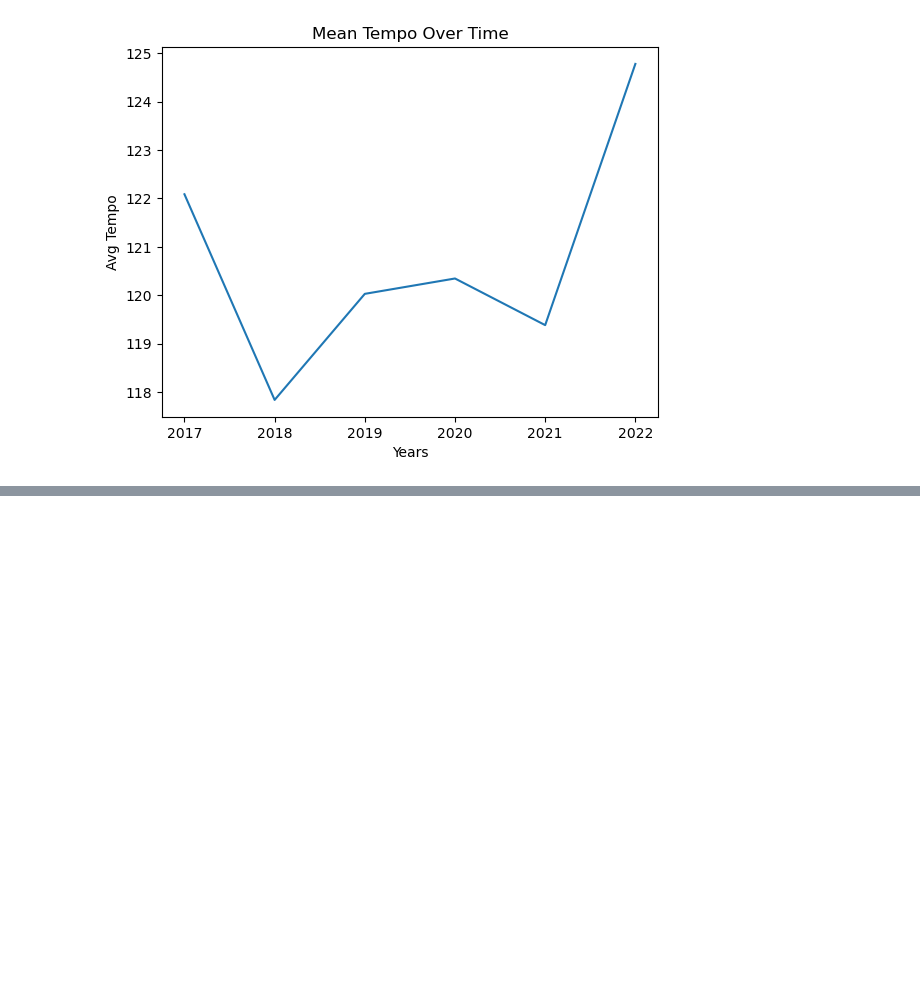
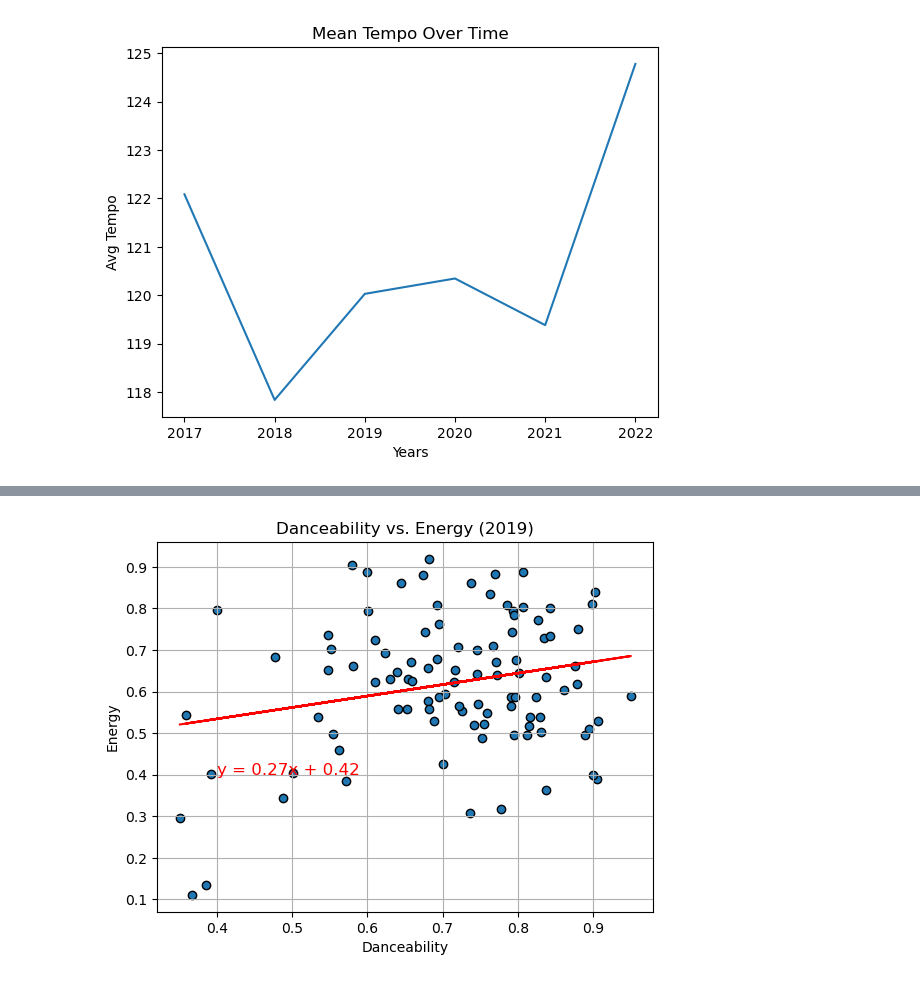
Before and after one commit to catisf/Project-1-Group-2, a Jupyter notebook: jupyter_notebooks/dan_stuff.ipynb, the cells around one changed output, grey strips where cells are left out. Saved outputs shown, nothing was run; the diff lists cells and outputs as text; code cells hidden in the pictures; blank space fills up the shorter version.

```diff
--- a/jupyter_notebooks/dan_stuff.ipynb
+++ b/jupyter_notebooks/dan_stuff.ipynb
@@ -321,0 +374,15 @@ plt.savefig("../output_data/avg_tempo.png")
+# %%
+plt.scatter(nine_teen_df["danceability"], nine_teen_df["energy"], marker="o", edgecolors="black")
+# Incorporate the other graph properties
+plt.title("Danceability vs. Energy (2019)")
+plt.xlabel('Danceability')
+plt.ylabel('Energy')
+plt.grid(True)
+lin_r, lin_r_eq, r_value = lin_regress(nine_teen_df["danceability"], nine_teen_df["energy"])
+plt.plot(nine_teen_df["danceability"], lin_r, color = "red")
+plt.annotate(lin_r_eq, (0.4, 0.4), color = "red", fontsize = 12)
+# Save the figure
+plt.savefig("../output_data/D_vs_E_2019_scat.png")
+plt.show()
+# %% [output]
+[figure, added]
```
Also changed, not shown: parts of 15 cells of this notebook, 12 other files.
